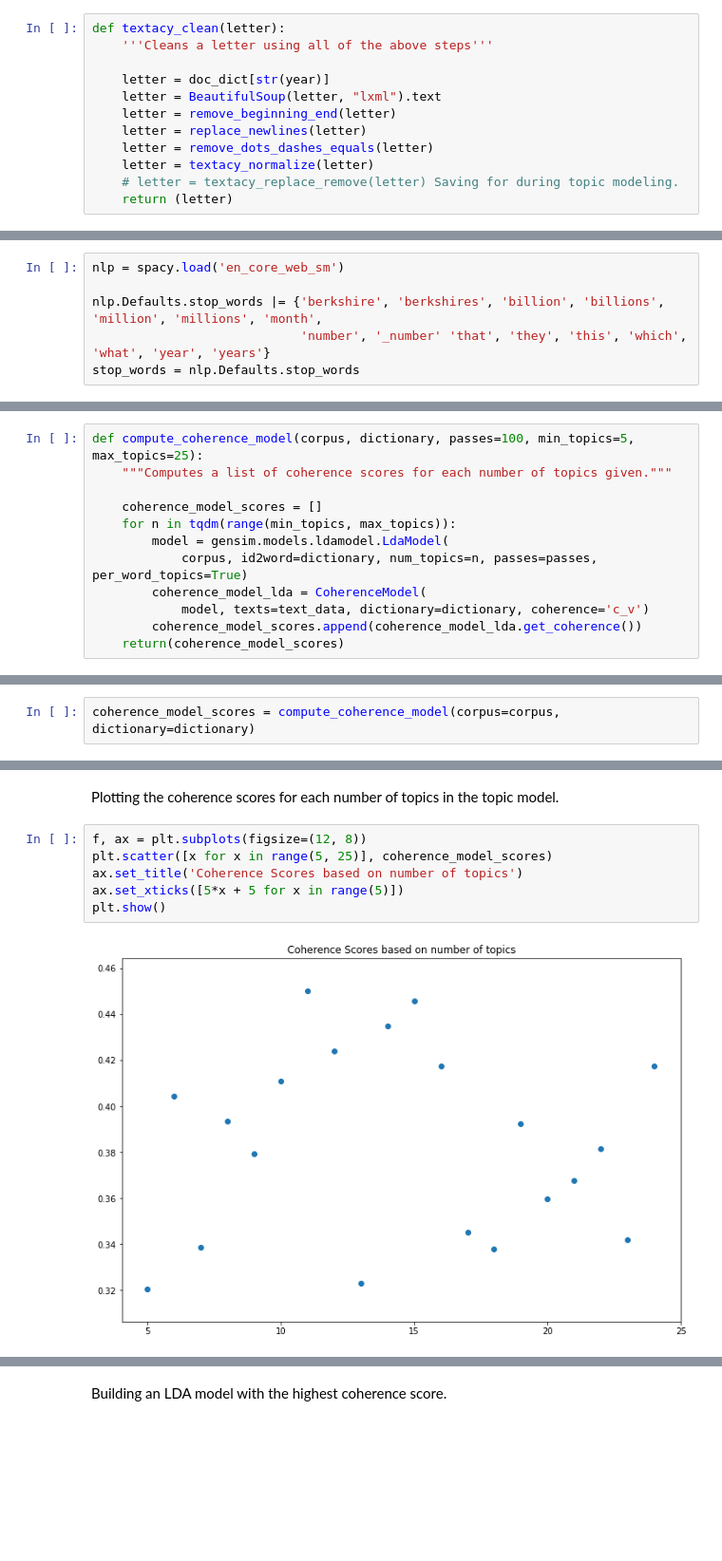
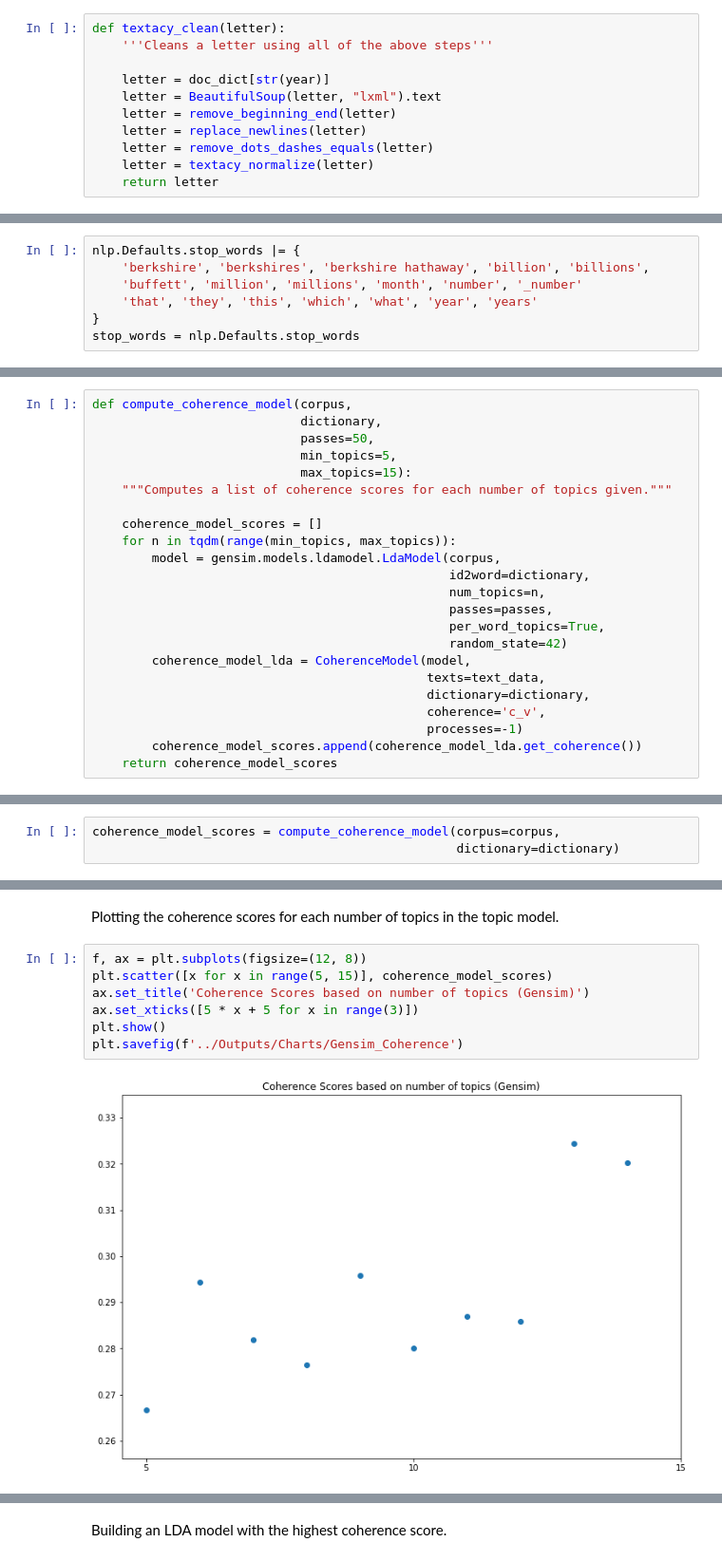
Before and after one commit to tomhalloin/berkshire, a Jupyter notebook: Berkshire.ipynb, the cells around one changed output, grey strips where cells are left out. Shown at 95% size. Cells and saved outputs as stored; diff of their text form; blank space fills up the shorter version.

```diff
--- a/Berkshire.ipynb
+++ b/Berkshire.ipynb
@@ -154,8 +205,7 @@ def textacy_clean(letter):
     letter = replace_newlines(letter)
     letter = remove_dots_dashes_equals(letter)
     letter = textacy_normalize(letter)
-    # letter = textacy_replace_remove(letter) Saving for during topic modeling.
-    return (letter)
+    return letter
 # %% [markdown]
 Write cleaned letters to a file to access for later.
 # %%
@@ -303,10 +350,11 @@ write_summaries_to_file(lsa_summaries, "LSA_Summaries")
 # %% [markdown]
 Adding several stop words that showed up in original topics. Pronouns in general are not helpful and ambiguous.
 # %%
-nlp = spacy.load('en_core_web_sm')
-
-nlp.Defaults.stop_words |= {'berkshire', 'berkshires', 'billion', 'billions', 'million', 'millions', 'month',
-                            'number', '_number' 'that', 'they', 'this', 'which', 'what', 'year', 'years'}
+nlp.Defaults.stop_words |= {
+    'berkshire', 'berkshires', 'berkshire hathaway', 'billion', 'billions',
+    'buffett', 'million', 'millions', 'month', 'number', '_number'
+    'that', 'they', 'this', 'which', 'what', 'year', 'years'
+}
 stop_words = nlp.Defaults.stop_words
 # %% [markdown]
 Getting the letters post-Textacy cleaning
@@ -344,30 +433,43 @@ corpus = [dictionary.doc2bow(text) for text in text_data]
 # %% [markdown]
 Create a function to compute coherence score for model varying by number of topics.
 # %%
-def compute_coherence_model(corpus, dictionary, passes=100, min_topics=5, max_topics=25):
+def compute_coherence_model(corpus,
+                            dictionary,
+                            passes=50,
+                            min_topics=5,
+                            max_topics=15):
     """Computes a list of coherence scores for each number of topics given."""
 
     coherence_model_scores = []
     for n in tqdm(range(min_topics, max_topics)):
-        model = gensim.models.ldamodel.LdaModel(
-            corpus, id2word=dictionary, num_topics=n, passes=passes, per_word_topics=True)
-        coherence_model_lda = CoherenceModel(
-            model, texts=text_data, dictionary=dictionary, coherence='c_v')
+        model = gensim.models.ldamodel.LdaModel(corpus,
+                                                id2word=dictionary,
+                                                num_topics=n,
+                                                passes=passes,
+                                                per_word_topics=True,
+                                                random_state=42)
+        coherence_model_lda = CoherenceModel(model,
+                                             texts=text_data,
+                                             dictionary=dictionary,
+                                             coherence='c_v',
+                                             processes=-1)
         coherence_model_scores.append(coherence_model_lda.get_coherence())
-    return(coherence_model_scores)
+    return coherence_model_scores
 # %% [markdown]
 Applying above function to corpus to output score between 0 and 1 (higher -> more cohesive topics)
 # %%
-coherence_model_scores = compute_coherence_model(corpus=corpus, dictionary=dictionary)
+coherence_model_scores = compute_coherence_model(corpus=corpus,
+                                                 dictionary=dictionary)
 # %% [output]
 [interactive output not drawn]
 # %% [markdown]
 Plotting the coherence scores for each number of topics in the topic model.
 # %%
 f, ax = plt.subplots(figsize=(12, 8))
-plt.scatter([x for x in range(5, 25)], coherence_model_scores)
-ax.set_title('Coherence Scores based on number of topics')
-ax.set_xticks([5*x + 5 for x in range(5)])
+plt.scatter([x for x in range(5, 15)], coherence_model_scores)
+ax.set_title('Coherence Scores based on number of topics (Gensim)')
+ax.set_xticks([5 * x + 5 for x in range(3)])
 plt.show()
+plt.savefig(f'../Outputs/Charts/Gensim_Coherence')
 # %% [output]
-[figure, old version]
+[figure, new version]
```
Also changed, not shown: parts of 39 cells of this notebook.
